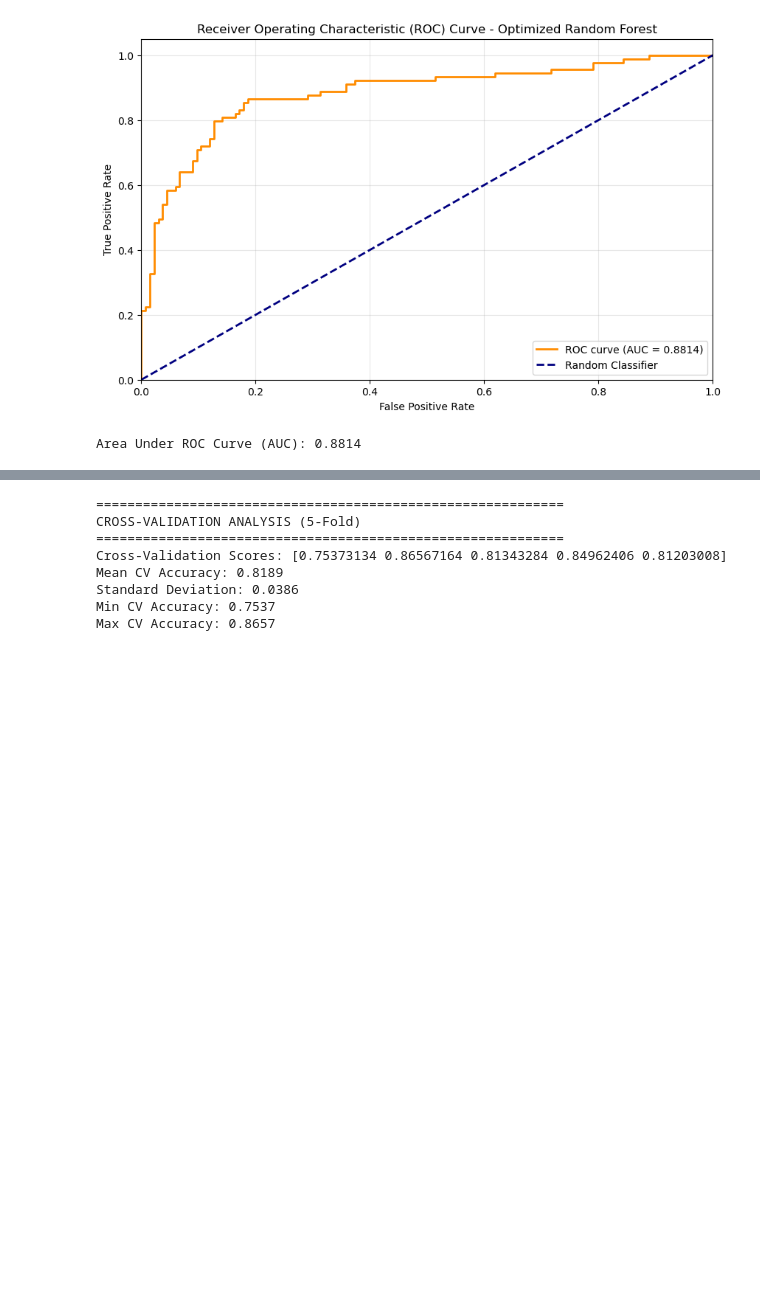
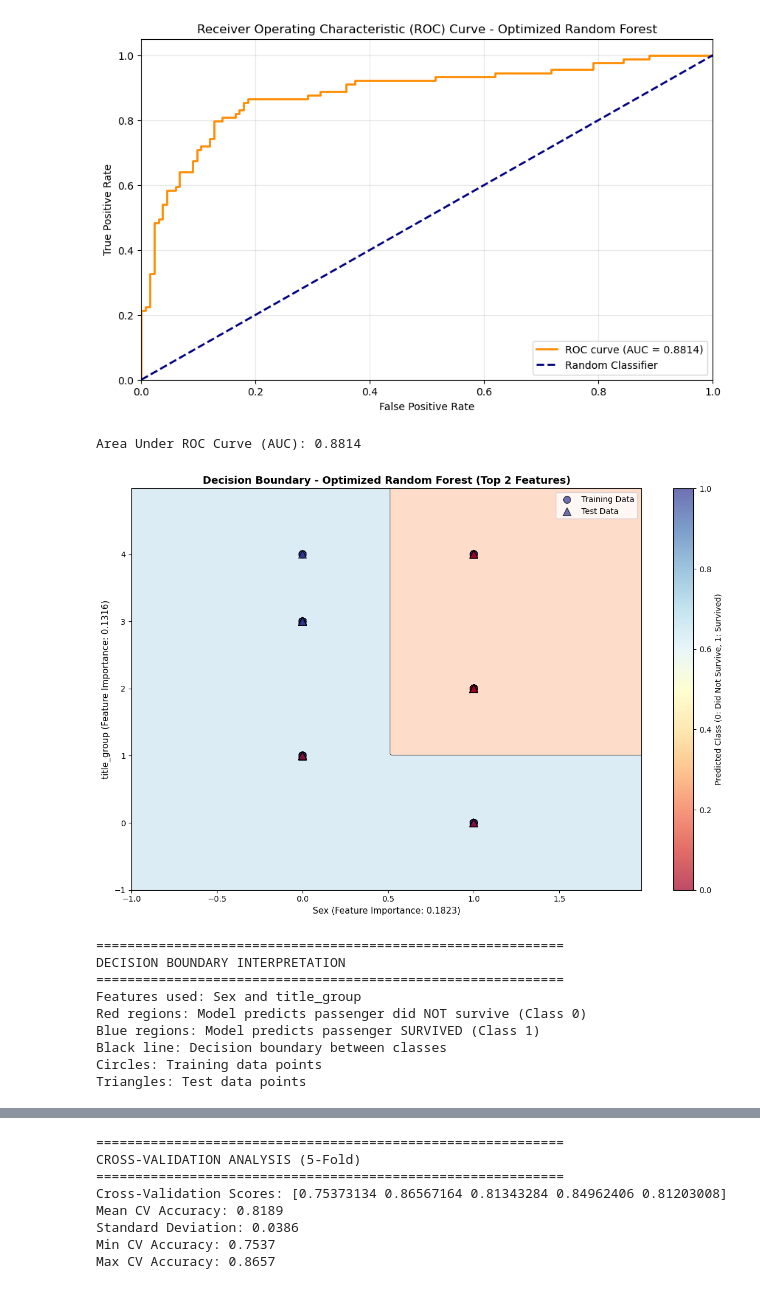
Before and after one commit to AequaIis/572Project, a Jupyter notebook: Peter_Analysis.ipynb, the cells around one changed output, grey strips where cells are left out. Cells and saved outputs as stored; diff of their text form; code cells hidden in the pictures; blank space fills up the shorter version.

Commit message:
added plots

```diff
--- a/Peter_Analysis.ipynb
+++ b/Peter_Analysis.ipynb
@@ -681,3 +697,72 @@ print(f"Area Under ROC Curve (AUC): {roc_auc:.4f}")
 # %% [output]
 [figure]
 Area Under ROC Curve (AUC): 0.8814
+# %%
+# Decision Boundary Visualization for Optimized Random Forest
+from sklearn.preprocessing import StandardScaler
+
+# Select top 2 most important features for visualization
+top_2_features = feature_importance.head(2)['Feature'].values
+feature_indices = [list(X_train.columns).index(feat) for feat in top_2_features]
+
+X_train_2d = X_train.iloc[:, feature_indices].values
+X_test_2d = X_test.iloc[:, feature_indices].values
+
+# Create a mesh for decision boundary
+h = 0.02
+x_min, x_max = X_train_2d[:, 0].min() - 1, X_train_2d[:, 0].max() + 1
+y_min, y_max = X_train_2d[:, 1].min() - 1, X_train_2d[:, 1].max() + 1
+xx, yy = np.meshgrid(np.arange(x_min, x_max, h), np.arange(y_min, y_max, h))
+
+# Create a temporary dataset with the full feature space for prediction
+# Use the mean values for all other features
+X_mesh = np.c_[xx.ravel(), yy.ravel()]
+X_mesh_full = np.tile(X_train.mean().values, (X_mesh.shape[0], 1))
+X_mesh_full[:, feature_indices[0]] = X_mesh[:, 0]
+X_mesh_full[:, feature_indices[1]] = X_mesh[:, 1]
+
+# Predict on mesh
+Z = best_rf_model.predict(X_mesh_full)
+Z = Z.reshape(xx.shape)
+
+# Create the visualization
+plt.figure(figsize=(12, 8))
+plt.contourf(xx, yy, Z, alpha=0.3, cmap=plt.cm.RdYlBu, levels=[0, 0.5, 1])
+plt.contour(xx, yy, Z, colors='black', linewidths=0.5, levels=[0.5])
+
+# Plot training data points
+scatter = plt.scatter(X_train_2d[:, 0], X_train_2d[:, 1], c=y_train,
+                     cmap=plt.cm.RdYlBu, edgecolors='black', s=80, alpha=0.7, label='Training Data')
+
+# Plot test data points
+plt.scatter(X_test_2d[:, 0], X_test_2d[:, 1], c=y_test,
+           cmap=plt.cm.RdYlBu, marker='^', edgecolors='black', s=100, alpha=0.7, label='Test Data')
+
+plt.xlabel(f'{top_2_features[0]} (Feature Importance: {feature_importance.iloc[0, 1]:.4f})', fontsize=11)
+plt.ylabel(f'{top_2_features[1]} (Feature Importance: {feature_importance.iloc[1, 1]:.4f})', fontsize=11)
+plt.title('Decision Boundary - Optimized Random Forest (Top 2 Features)', fontsize=13, fontweight='bold')
+plt.legend(loc='upper right')
+plt.colorbar(label='Predicted Class (0: Did Not Survive, 1: Survived)')
+plt.tight_layout()
+plt.show()
+
+print("\n" + "="*60)
+print("DECISION BOUNDARY INTERPRETATION")
+print("="*60)
+print(f"Features used: {top_2_features[0]} and {top_2_features[1]}")
+print("Red regions: Model predicts passenger did NOT survive (Class 0)")
+print("Blue regions: Model predicts passenger SURVIVED (Class 1)")
+print("Black line: Decision boundary between classes")
+print("Circles: Training data points")
+print("Triangles: Test data points")
+# %% [output]
+[figure, added]
+============================================================
+DECISION BOUNDARY INTERPRETATION
+============================================================
+Features used: Sex and title_group
+Red regions: Model predicts passenger did NOT survive (Class 0)
+Blue regions: Model predicts passenger SURVIVED (Class 1)
+Black line: Decision boundary between classes
+Circles: Training data points
+Triangles: Test data points
```
Also changed, not shown: parts of 10 cells of this notebook, 3 other files.
